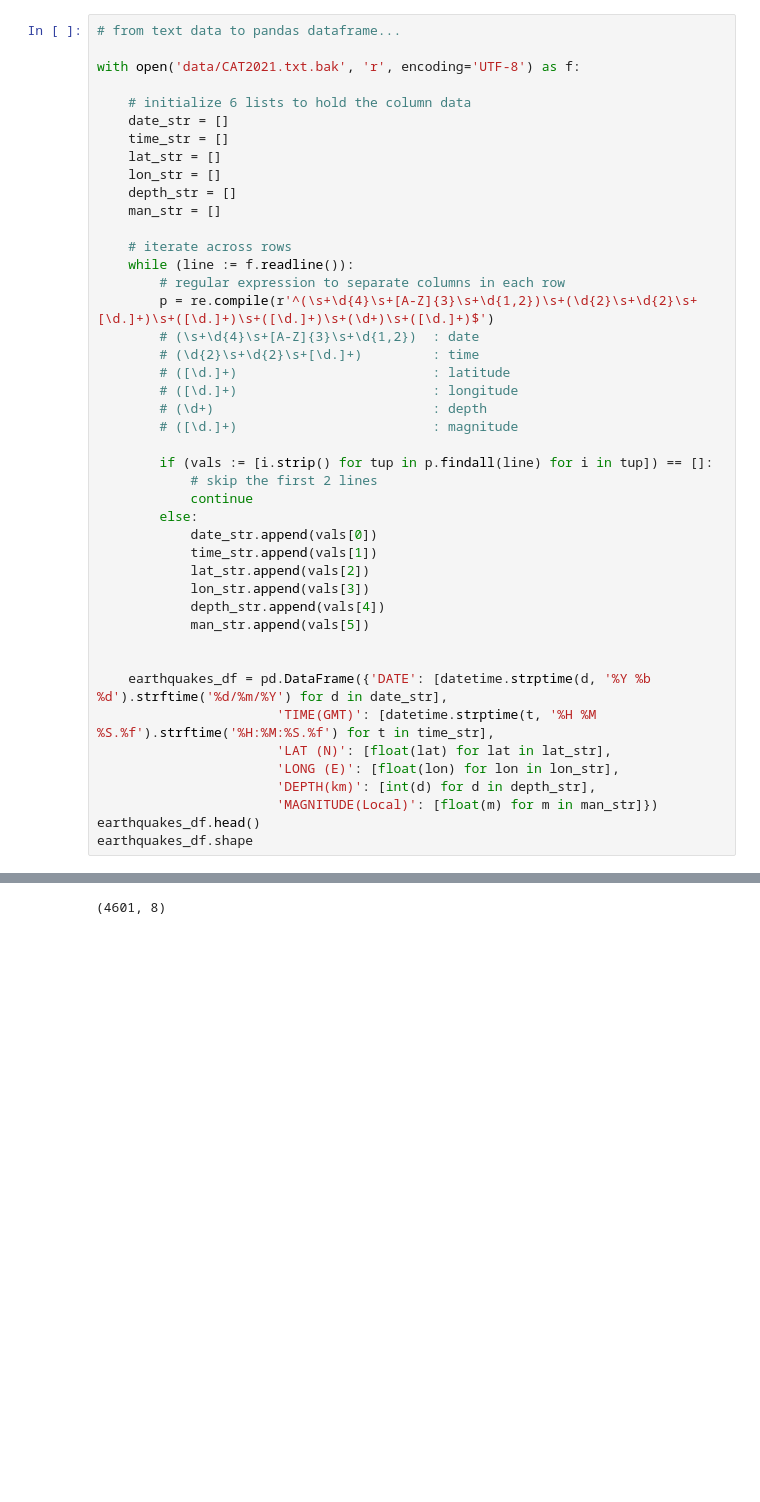
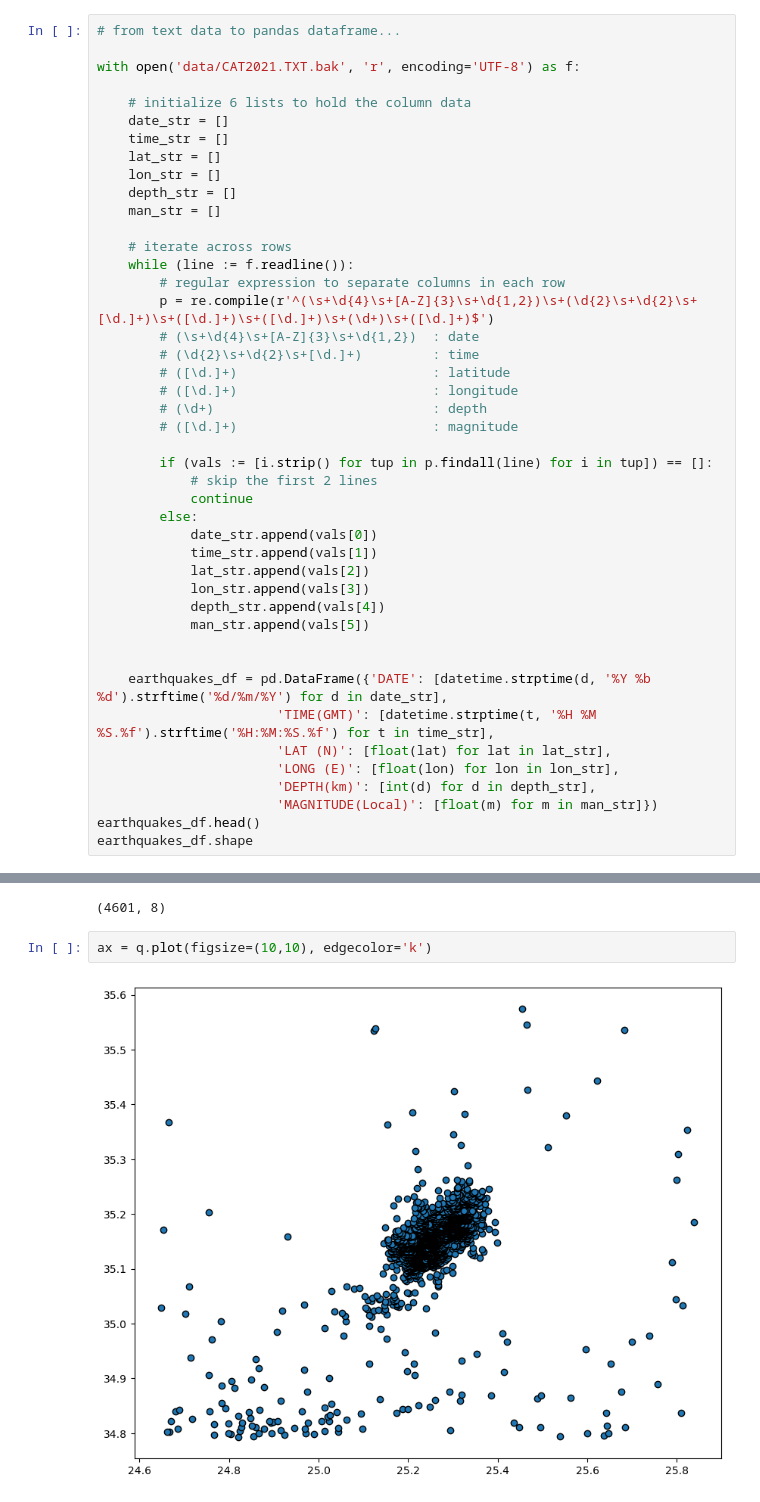
Before and after one commit to MarKo-ctrl/earthquakes, a Jupyter notebook: earthquakes.ipynb, the cells around one changed output, grey strips where cells are left out. Drawn from its saved outputs; the diff is of its cells as text; blank space fills up the shorter version.

Commit message:
Visually exploring

```diff
--- a/earthquakes.ipynb
+++ b/earthquakes.ipynb
@@ -54,7 +55,7 @@ with open('data/CAT2021.TXT.bak', 'r') as data:
 # %%
 # from text data to pandas dataframe...
 
-with open('data/CAT2021.txt.bak', 'r', encoding='UTF-8') as f:
+with open('data/CAT2021.TXT.bak', 'r', encoding='UTF-8') as f:
 
     # initialize 6 lists to hold the column data
     date_str = []
@@ -154,3 +155,7 @@ q = gpd.clip(gdf, mask)
 q.shape
 # %% [output]
 (4601, 8)
+# %%
+ax = q.plot(figsize=(10,10), edgecolor='k')
+# %% [output]
+[figure, added]
```
Also changed, not shown: parts of 13 cells of this notebook, 4 other files.
